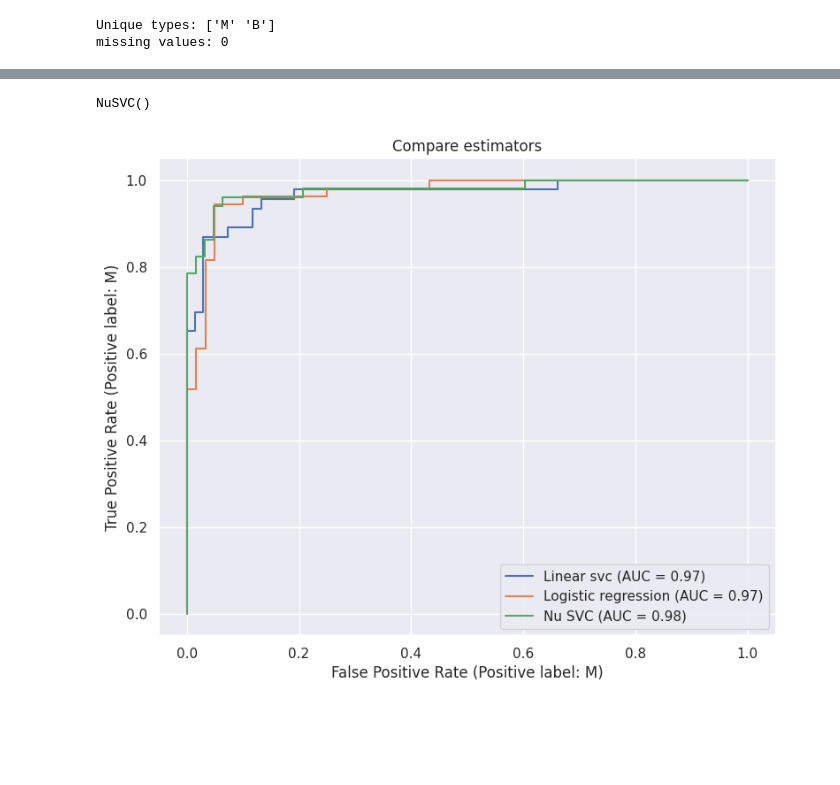
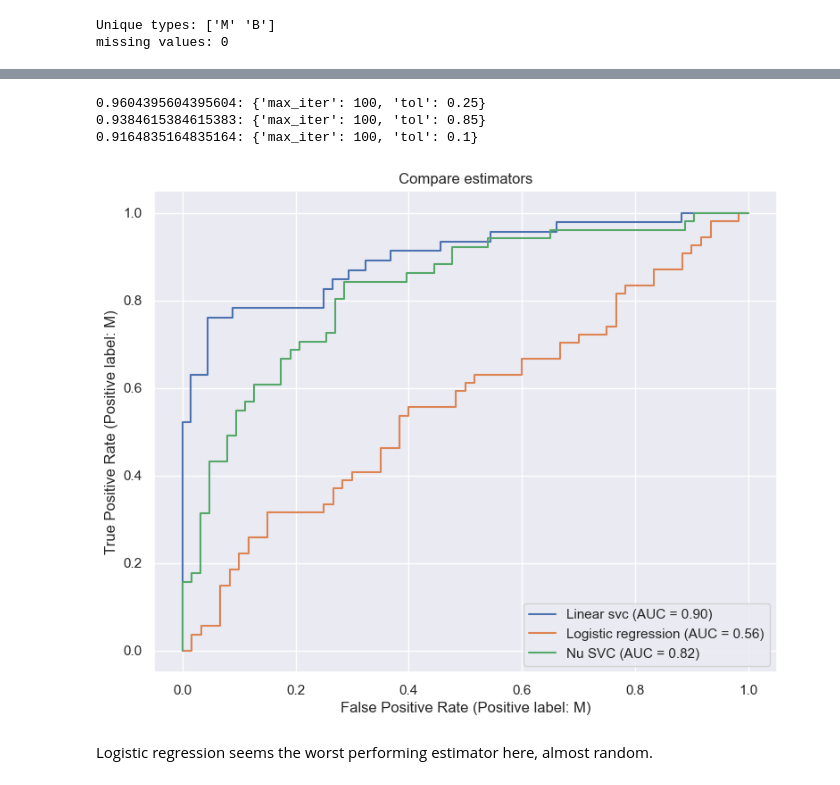
Before and after one commit to Tniemeijer/Data_science_3, a Jupyter notebook: supervised/portfolio_assignment_5.ipynb, the cells around one changed output, grey strips where cells are left out. Drawn from its saved outputs; the diff is of its cells as text; code cells hidden in the pictures; blank space fills up the shorter version.

```diff
--- a/supervised/portfolio_assignment_5.ipynb
+++ b/supervised/portfolio_assignment_5.ipynb
@@ -91,0 +92,5 @@ corr_heatmap()
+# %%
+# dropping the highly correlated features
+bc_data.drop(columns=["perimeter_mean","area_mean","radius_worst","perimeter_worst","area_worst"],inplace=True)
+
+corr_heatmap()
@@ -115,34 +122,46 @@ X2_train = pca.fit_transform(X2_train)
 X_test = pca.fit_transform(X_test)
 X1_test = pca.fit_transform(X1_test)
 X2_test = pca.fit_transform(X2_test)
-# %%
-from sklearn.svm import LinearSVC
-from sklearn.svm import NuSVC
-from sklearn.linear_model import LogisticRegression
-
-clf_lin_svc = LinearSVC()
-clf_log_reg = LogisticRegression()
-clf_nu_svc = NuSVC()
-clf_lin_svc.fit(X_train,y_train)
-clf_log_reg.fit(X1_train,y1_train)
-clf_nu_svc.fit(X2_train,y2_train)
-# %% [output]
-NuSVC()
+# %%
+from sklearn.model_selection import GridSearchCV
+from sklearn.svm import LinearSVC
+from sklearn.svm import NuSVC
+from sklearn.linear_model import LogisticRegression
+
+x_y_train = [(X_train,y_train),(X1_train,y1_train),(X2_train,y2_train)]
+
+estimators = [LinearSVC(),LogisticRegression(),NuSVC()]
+
+parameters = {'tol':[0.85,0.7,0.5,0.25,0.1], 'max_iter':[100,200,500,1000]}
+
+grid_searches = [GridSearchCV(estimator=est, param_grid= parameters) for est in estimators]
+
+for g_s, x_y in zip(grid_searches, x_y_train):
+    g_s.fit(X=x_y[0],y=x_y[1])
+
+for g_s in grid_searches:
+    print(f'{g_s.best_score_}: {g_s.best_params_}')
+# %% [output]
+0.9604395604395604: {'max_iter': 100, 'tol': 0.25}
+0.9384615384615383: {'max_iter': 100, 'tol': 0.85}
+0.9164835164835164: {'max_iter': 100, 'tol': 0.1}
 # %%
 from sklearn.metrics import RocCurveDisplay
 
 fig, ax = plt.subplots(figsize=(9,7))
-fig1 = RocCurveDisplay.from_estimator(clf_lin_svc,X_test,y_test)
+fig1 = RocCurveDisplay.from_estimator(grid_searches[0],X_test,y_test)
 plt.close()
-fig2 = RocCurveDisplay.from_estimator(clf_log_reg,X1_test,y1_test)
+fig2 = RocCurveDisplay.from_estimator(grid_searches[1],X1_test,y1_test)
 plt.close()
-fig3 = RocCurveDisplay.from_estimator(clf_nu_svc,X2_test,y2_test)
+fig3 = RocCurveDisplay.from_estimator(grid_searches[2],X2_test,y2_test)
 plt.close()
 fig1.plot(ax=ax, name="Linear svc")
 fig2.plot(ax=ax, name="Logistic regression")
 fig3.plot(ax=ax, name="Nu SVC")
 ax.set_title("Compare estimators")
 
 plt.show()
 # %% [output]
-[figure, old version]
+[figure, new version]
+# %% [markdown]
+Logistic regression seems the worst performing estimator here, almost random.
```
Also changed, not shown: parts of 2 cells of this notebook, 6 other files.
